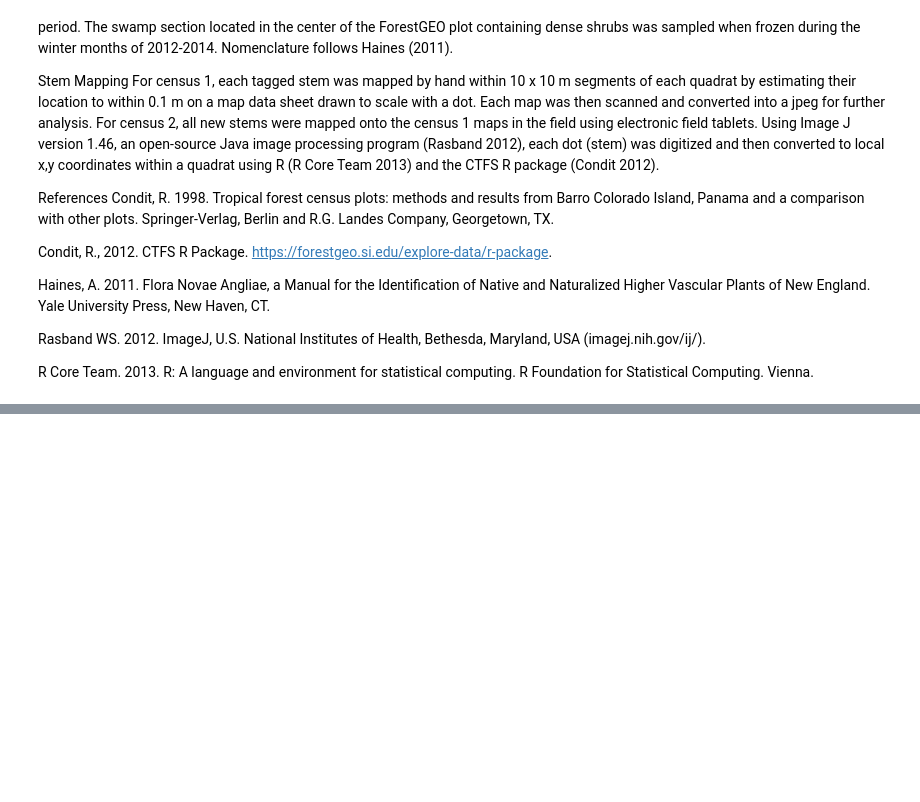
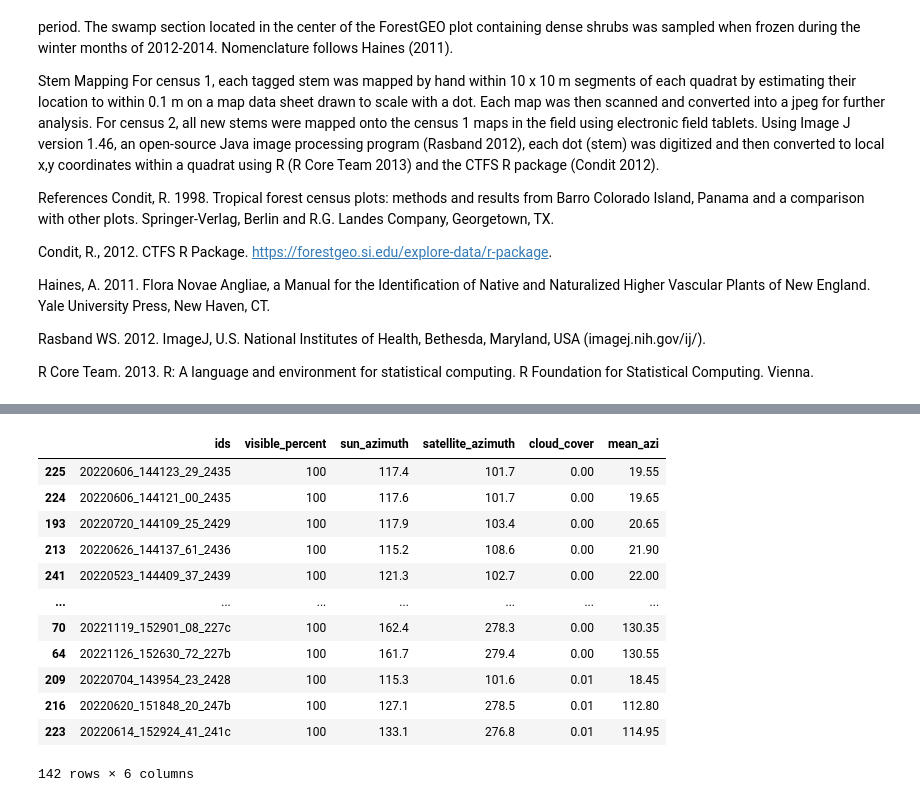
Before and after one commit to ArianeMora/remseno, a Jupyter notebook: notebooks/HarvardTrees.ipynb, the cells around one changed output, grey strips where cells are left out. Drawn from its saved outputs; the diff is of its cells as text; code cells hidden in the pictures; blank space fills up the shorter version.

```diff
--- a/notebooks/HarvardTrees.ipynb
+++ b/notebooks/HarvardTrees.ipynb
@@ -50,0 +198,33 @@ R Core Team. 2013. R: A language and environment for statistical computing. R Fo
+# %%
+import pandas as pd
+# Build the polygon
+data_dir = '../data/harvard/'
+df = pd.DataFrame(data=[['plot', 'harvard', 42.540000, -72.180000]], columns=['id', 'label', 'lat', 'lon'])
+df.to_csv(f'{data_dir}plot.csv', index=False)
+# %%
+from remseno import *
+import pandas as pd
+
+c = Coords(f'{data_dir}plot.csv', x_col='lon', y_col='lat', label_col='label',
+                   id_col='id', sep=',', class1='harvard', class2='harvard', crs='EPSG:4326')
+
+ys = df['lat'].values
+bbs = []
+meters = 5000
+for i, x in enumerate(df['lon'].values):
+    bbs.append(c.build_polygon_from_centre_point(x, ys[i], meters, meters, crs='EPSG:4326'))
+polygons = []
+x0, x1, y0, y1 = [], [], [], []
+for bs in bbs:
+    cs = []
+    for b in bs:
+        cs.append([b[0], b[1]])
+    polygons.append(cs)
+    x0.append(min([x[1] for x in cs]))
+    x1.append(max([x[1] for x in cs]))
+    y0.append(min([x[0] for x in cs]))
+    y1.append(max([x[0] for x in cs]))
+df['x0'] = x0
+df['x1'] = x1
+df['y0'] = y0
+df['y1'] = y1
@@ -50,0 +335,16 @@ R Core Team. 2013. R: A language and environment for statistical computing. R Fo
+# %%
+geo_df
+# %% [output]
+|  | ids | visible_percent | sun_azimuth | satellite_azimuth | cloud_cover | mean_azi |
+| 225 | 20220606_144123_29_2435 | 100 | 117.4 | 101.7 | 0.00 | 19.55 |
+| 224 | 20220606_144121_00_2435 | 100 | 117.6 | 101.7 | 0.00 | 19.65 |
+| 193 | 20220720_144109_25_2429 | 100 | 117.9 | 103.4 | 0.00 | 20.65 |
+| 213 | 20220626_144137_61_2436 | 100 | 115.2 | 108.6 | 0.00 | 21.90 |
+| 241 | 20220523_144409_37_2439 | 100 | 121.3 | 102.7 | 0.00 | 22.00 |
+| ... | ... | ... | ... | ... | ... | ... |
+| 70 | 20221119_152901_08_227c | 100 | 162.4 | 278.3 | 0.00 | 130.35 |
+| 64 | 20221126_152630_72_227b | 100 | 161.7 | 279.4 | 0.00 | 130.55 |
+| 209 | 20220704_143954_23_2428 | 100 | 115.3 | 101.6 | 0.01 | 18.45 |
+| 216 | 20220620_151848_20_247b | 100 | 127.1 | 278.5 | 0.01 | 112.80 |
+| 223 | 20220614_152924_41_241c | 100 | 133.1 | 276.8 | 0.01 | 114.95 |
+142 rows × 6 columns
```
Also changed, not shown: parts of 7 cells of this notebook, 3 other files.
